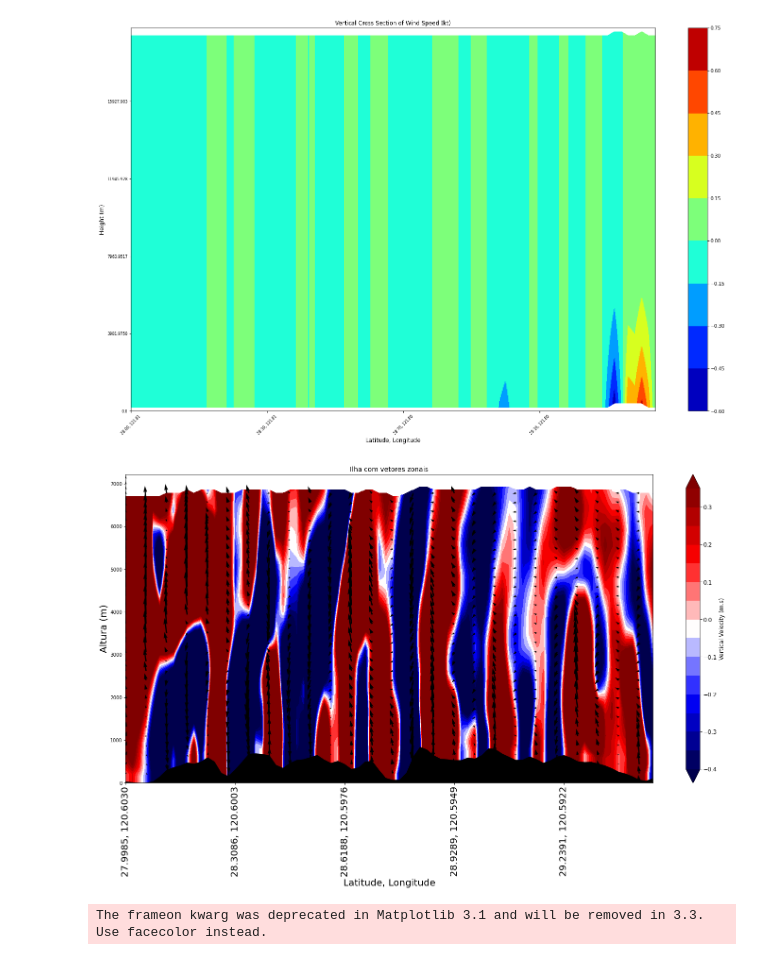
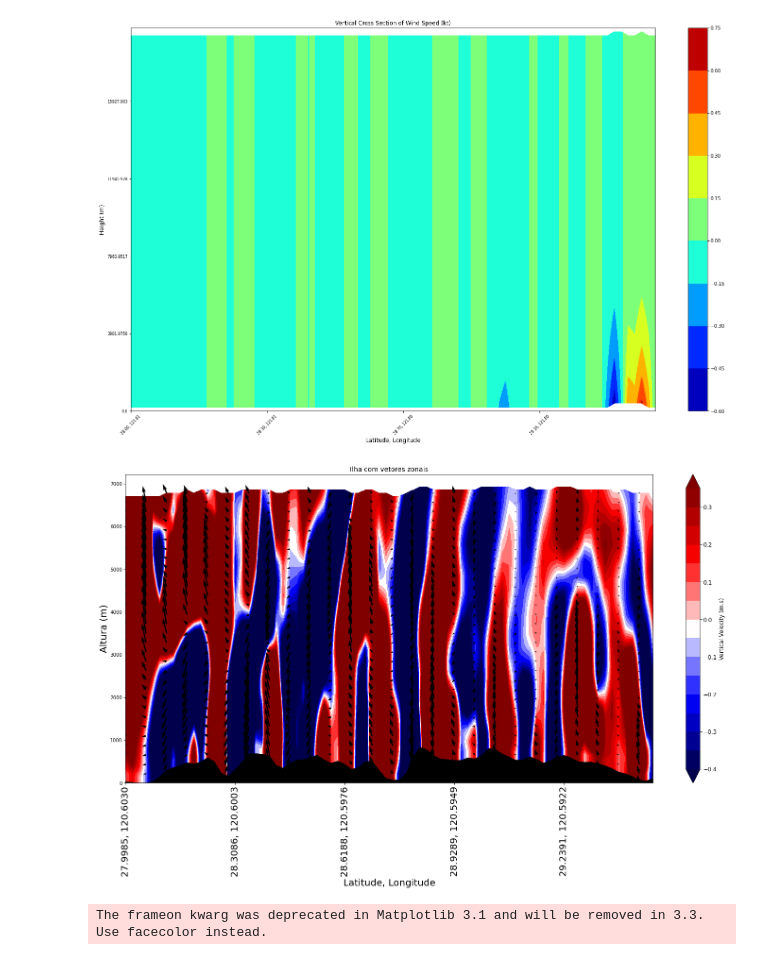
Before and after one commit to liyuan3970/Typhoon_LMQ, a Jupyter notebook: notebooks/WRF数值实验的结果.ipynb, the cells around one changed output. Cells and saved outputs as stored; diff of their text form; code cells hidden in the pictures.

Commit message:
plot

```diff
--- a/notebooks/WRF数值实验的结果.ipynb
+++ b/notebooks/WRF数值实验的结果.ipynb
@@ -334,7 +334,7 @@ ter = getvar(wrf_file, "ter", timeidx=10)
 w = getvar(wrf_file, "wa", timeidx=10)
 w = w[0:20,:,:]
 
-u = getvar(wrf_file, "ua", timeidx=10)
+u = getvar(wrf_file, "va", timeidx=10)
 u = u[0:20,:,:]
 
 max_dbz = getvar(wrf_file, "mdbz", timeidx=10)
@@ -432,32 +432,32 @@ ht_fill = ax_cross.fill_between(xs, 0, to_np(ter_line),
 # Tentativa do quiver
 
 ax_cross.quiver(xs[::3], ys[::3],
           to_np(u_cross_filled[::3, ::3]), to_np(w_cross_filled[::3, ::3]*100))
 
 # Set the x-ticks to use latitude and longitude labels
 coord_pairs = to_np(u_cross.coords["xy_loc"])
 x_ticks = np.arange(coord_pairs.shape[0])
 x_labels = [pair.latlon_str() for pair in to_np(coord_pairs)]
 
 # Set the desired number of x ticks below
 num_ticks = 5
 thin = int((len(x_ticks) / num_ticks) + .5)
 ax_cross.set_xticks(x_ticks[::thin])
 ax_cross.set_xticklabels(x_labels[::thin], rotation=90, fontsize=20)
 
 # Set the x-axis and  y-axis labels
 ax_cross.set_xlabel("Latitude, Longitude", fontsize=20)
 ax_cross.set_ylabel("Altura (m)", fontsize=20)
 
 # Add a title
 ax_cross.set_title("Ilha com vetores zonais", {"fontsize" : 14})
 
 pyplot.show()
 
 fig.savefig('WV.png', dpi=None, facecolor='w', edgecolor='w',
         orientation='portrait', papertype=None, format=None,
         transparent=False, bbox_inches=None, pad_inches=0.1,
         frameon=None, metadata=None)
 # %% [output]
-[figure, old version]
+[figure, new version]
 The frameon kwarg was deprecated in Matplotlib 3.1 and will be removed in 3.3. Use facecolor instead.
```
Also changed, not shown: 3 other files.
